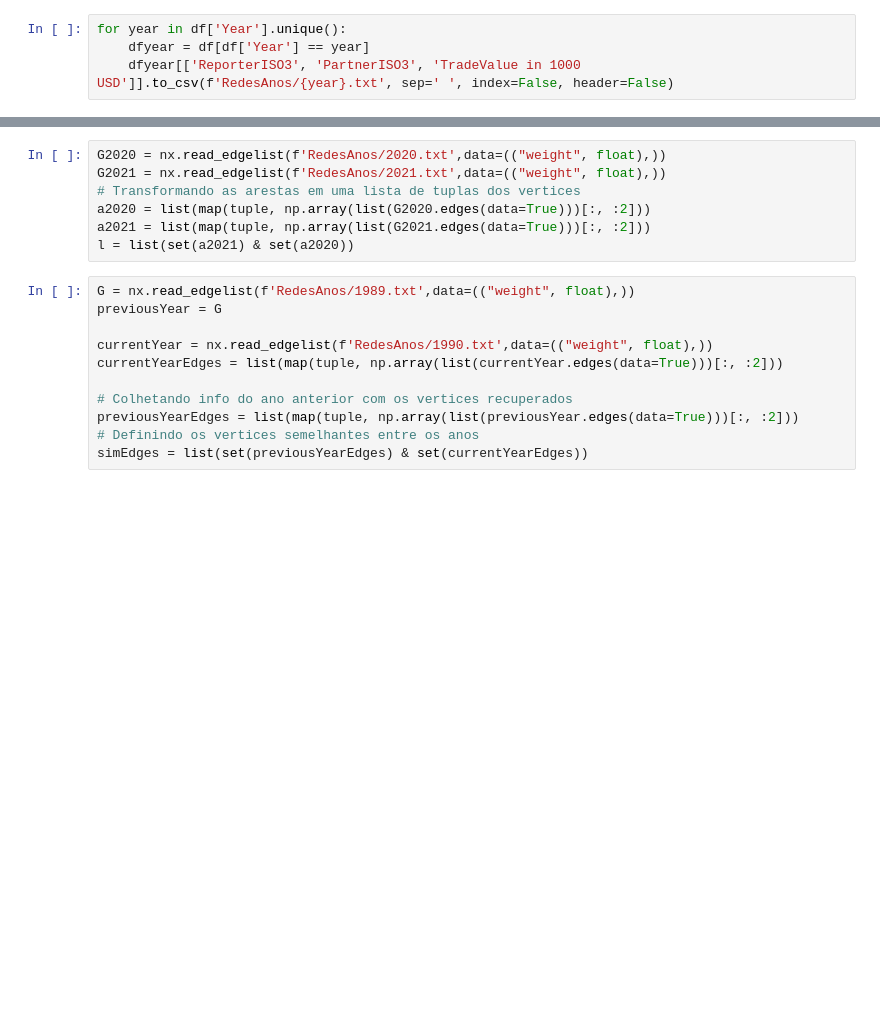
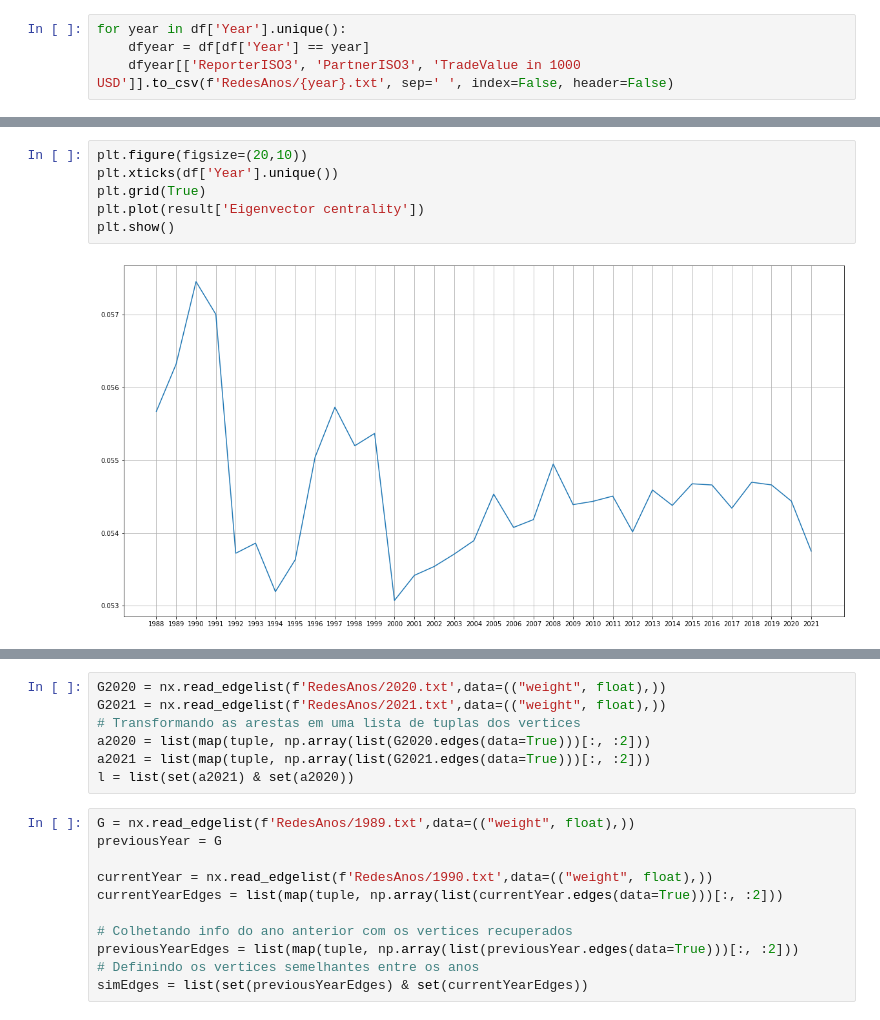
Before and after one commit to ImagineDogs/Crises_Economicas_Redes_Complexas, a Jupyter notebook: Projeto.ipynb, the cells around one changed output, grey strips where cells are left out. Cells and saved outputs as stored; diff of their text form; blank space fills up the shorter version.

```diff
--- a/Projeto.ipynb
+++ b/Projeto.ipynb
@@ -97,0 +181,8 @@ entropia do grau, média do eigenvector centrality, modularidade etc.
+# %%
+plt.figure(figsize=(20,10))
+plt.xticks(df['Year'].unique())
+plt.grid(True)
+plt.plot(result['Eigenvector centrality'])
+plt.show()
+# %% [output]
+[figure, added]
```
Also changed, not shown: parts of 27 cells of this notebook, 1 other file.
